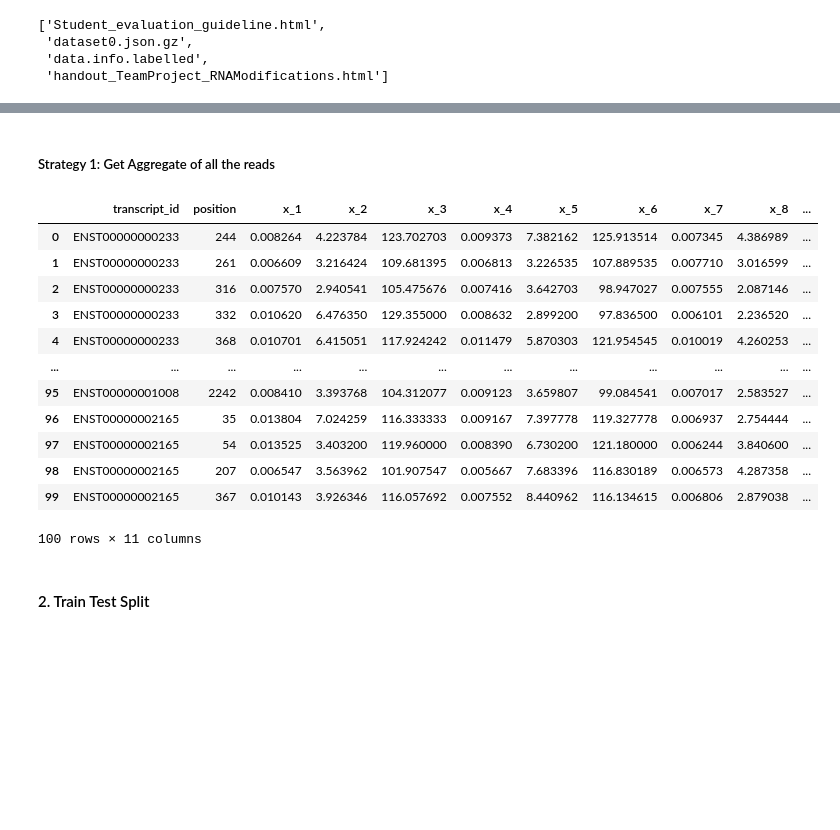
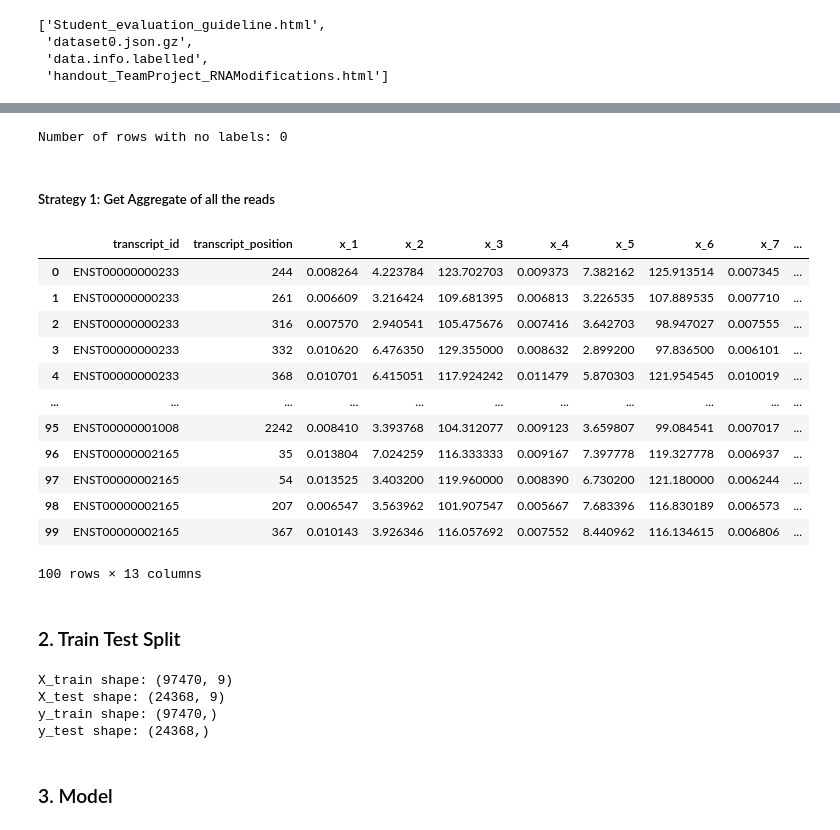
Before and after one commit to jeromeequekk/dsa4262-genomesight, a Jupyter notebook: task_1.ipynb, the cells around one changed output, grey strips where cells are left out. Drawn from its saved outputs; the diff is of its cells as text; code cells hidden in the pictures; blank space fills up the shorter version.

```diff
--- a/task_1.ipynb
+++ b/task_1.ipynb
@@ -32,5 +35,5 @@ def read_m6A_labels(m6a_file_path):
     m6a_df.columns = ["gene_id", "transcript_id", "transcript_position", "label"]
     return m6a_df
 # %%
-# df = read_m6A_labels(M6A_FILE_PATH)
-# df.head()
+m6a_labels_df = read_m6A_labels(M6A_FILE_PATH)
+m6a_labels_df.head()
@@ -46,7 +58,7 @@ def read_direct_rna_seq_data(data_path):
                         for read_idx, read in enumerate(reads):
                             data.append({
                                 'transcript_id': transcript_id,
-                                'position': int(transcript_position),
+                                'transcript_position': int(transcript_position),
                                 'read_id': read_idx,
                                 'x_1': read[0],
                                 'x_2': read[1],
@@ -83,21 +108,26 @@ rna_seq_data_df.head(100)
+# %%
+print(f"Number of rows with no labels: {len(rna_seq_data_with_labels_df[rna_seq_data_with_labels_df['label'].isnull()])}")
+# %% [output]
+Number of rows with no labels: 0
 # %% [markdown]
 ##### Strategy 1: Get Aggregate of all the reads
 # %%
-aggregated_df = rna_seq_data_df.drop(columns=['read_id']).groupby(['transcript_id', 'position']).mean().reset_index()
-aggregated_df.head(100)
+aggregated_df = rna_seq_data_df.drop(columns=['read_id']).groupby(['transcript_id', 'transcript_position']).mean().reset_index()
+aggregated_with_labels_df = aggregated_df.merge(m6a_labels_df, on=["transcript_id", "transcript_position"], how="left")
+aggregated_with_labels_df.head(100)
 # %% [output]
-|  | transcript_id | position | x_1 | x_2 | x_3 | x_4 | x_5 | x_6 | x_7 | x_8 | ... |
-| 0 | ENST00000000233 | 244 | 0.008264 | 4.223784 | 123.702703 | 0.009373 | 7.382162 | 125.913514 | 0.007345 | 4.386989 | ... |
-| 1 | ENST00000000233 | 261 | 0.006609 | 3.216424 | 109.681395 | 0.006813 | 3.226535 | 107.889535 | 0.007710 | 3.016599 | ... |
-| 2 | ENST00000000233 | 316 | 0.007570 | 2.940541 | 105.475676 | 0.007416 | 3.642703 | 98.947027 | 0.007555 | 2.087146 | ... |
-| 3 | ENST00000000233 | 332 | 0.010620 | 6.476350 | 129.355000 | 0.008632 | 2.899200 | 97.836500 | 0.006101 | 2.236520 | ... |
-| 4 | ENST00000000233 | 368 | 0.010701 | 6.415051 | 117.924242 | 0.011479 | 5.870303 | 121.954545 | 0.010019 | 4.260253 | ... |
-| ... | ... | ... | ... | ... | ... | ... | ... | ... | ... | ... | ... |
-| 95 | ENST00000001008 | 2242 | 0.008410 | 3.393768 | 104.312077 | 0.009123 | 3.659807 | 99.084541 | 0.007017 | 2.583527 | ... |
-| 96 | ENST00000002165 | 35 | 0.013804 | 7.024259 | 116.333333 | 0.009167 | 7.397778 | 119.327778 | 0.006937 | 2.754444 | ... |
-| 97 | ENST00000002165 | 54 | 0.013525 | 3.403200 | 119.960000 | 0.008390 | 6.730200 | 121.180000 | 0.006244 | 3.840600 | ... |
-| 98 | ENST00000002165 | 207 | 0.006547 | 3.563962 | 101.907547 | 0.005667 | 7.683396 | 116.830189 | 0.006573 | 4.287358 | ... |
-| 99 | ENST00000002165 | 367 | 0.010143 | 3.926346 | 116.057692 | 0.007552 | 8.440962 | 116.134615 | 0.006806 | 2.879038 | ... |
+|  | transcript_id | transcript_position | x_1 | x_2 | x_3 | x_4 | x_5 | x_6 | x_7 | ... |
+| 0 | ENST00000000233 | 244 | 0.008264 | 4.223784 | 123.702703 | 0.009373 | 7.382162 | 125.913514 | 0.007345 | ... |
+| 1 | ENST00000000233 | 261 | 0.006609 | 3.216424 | 109.681395 | 0.006813 | 3.226535 | 107.889535 | 0.007710 | ... |
+| 2 | ENST00000000233 | 316 | 0.007570 | 2.940541 | 105.475676 | 0.007416 | 3.642703 | 98.947027 | 0.007555 | ... |
+| 3 | ENST00000000233 | 332 | 0.010620 | 6.476350 | 129.355000 | 0.008632 | 2.899200 | 97.836500 | 0.006101 | ... |
+| 4 | ENST00000000233 | 368 | 0.010701 | 6.415051 | 117.924242 | 0.011479 | 5.870303 | 121.954545 | 0.010019 | ... |
+| ... | ... | ... | ... | ... | ... | ... | ... | ... | ... | ... |
+| 95 | ENST00000001008 | 2242 | 0.008410 | 3.393768 | 104.312077 | 0.009123 | 3.659807 | 99.084541 | 0.007017 | ... |
+| 96 | ENST00000002165 | 35 | 0.013804 | 7.024259 | 116.333333 | 0.009167 | 7.397778 | 119.327778 | 0.006937 | ... |
+| 97 | ENST00000002165 | 54 | 0.013525 | 3.403200 | 119.960000 | 0.008390 | 6.730200 | 121.180000 | 0.006244 | ... |
+| 98 | ENST00000002165 | 207 | 0.006547 | 3.563962 | 101.907547 | 0.005667 | 7.683396 | 116.830189 | 0.006573 | ... |
+| 99 | ENST00000002165 | 367 | 0.010143 | 3.926346 | 116.057692 | 0.007552 | 8.440962 | 116.134615 | 0.006806 | ... |
-100 rows × 11 columns
+100 rows × 13 columns
 # %% [markdown]
-#### 2. Train Test Split
+### 2. Train Test Split
@@ -103,0 +139,12 @@ aggregated_df.head(100)
+# %%
+print(f"X_train shape: {X_train.shape}")
+print(f"X_test shape: {X_test.shape}")
+print(f"y_train shape: {y_train.shape}")
+print(f"y_test shape: {y_test.shape}")
+# %% [output]
+X_train shape: (97470, 9)
+X_test shape: (24368, 9)
+y_train shape: (97470,)
+y_test shape: (24368,)
+# %% [markdown]
+### 3. Model
```
Also changed, not shown: parts of 16 cells of this notebook.
